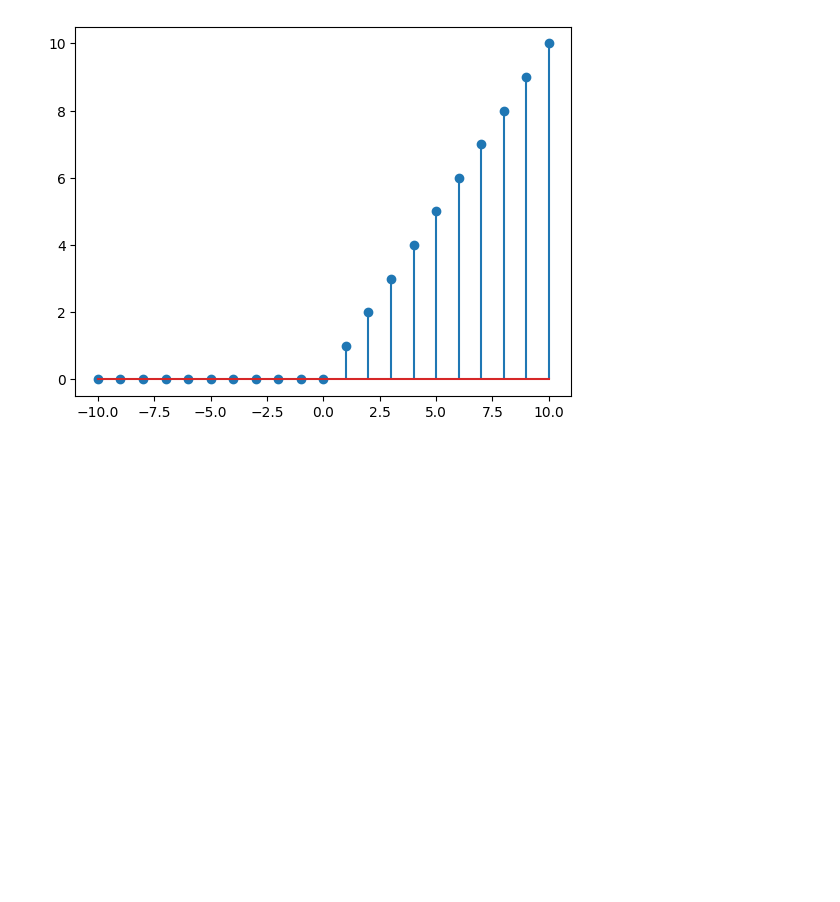
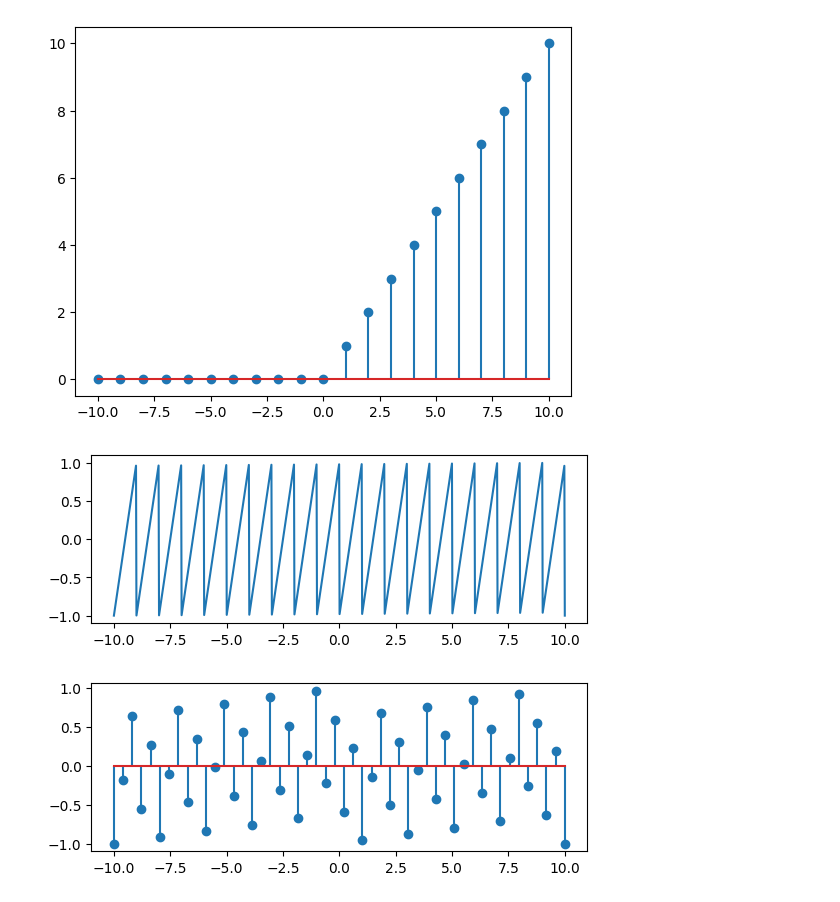
Before and after one commit to ananyachikkur-cs/signal-and-system-lab, a Jupyter notebook: content/05-scipy/scipy-basics.ipynb, the cells around one changed output. Drawn from its saved outputs; the diff is of its cells as text; code cells hidden in the pictures; blank space fills up the shorter version.

```diff
--- a/content/05-scipy/scipy-basics.ipynb
+++ b/content/05-scipy/scipy-basics.ipynb
@@ -52,3 +52,23 @@ plt.stem(n,x)
 plt.show()
 # %% [output]
 [figure]
+# %%
+import numpy as np
+import matplotlib.pyplot as plt
+from scipy import signal
+import sympy as sy
+#sawtooth ct and dt
+t = np.linspace(-10,10,1000)
+n = signal.sawtooth(2*np.pi*t)
+plt.subplot(2,1,1)
+plt.plot(t,n)
+plt.show()
+
+t1 = np.linspace(-10,10,50)
+n1 = signal.sawtooth(2*np.pi*t1)
+plt.subplot(2,1,2)
+plt.stem(t1,n1)
+plt.show()
+# %% [output]
+[figure, added]
+[figure, added]
```
